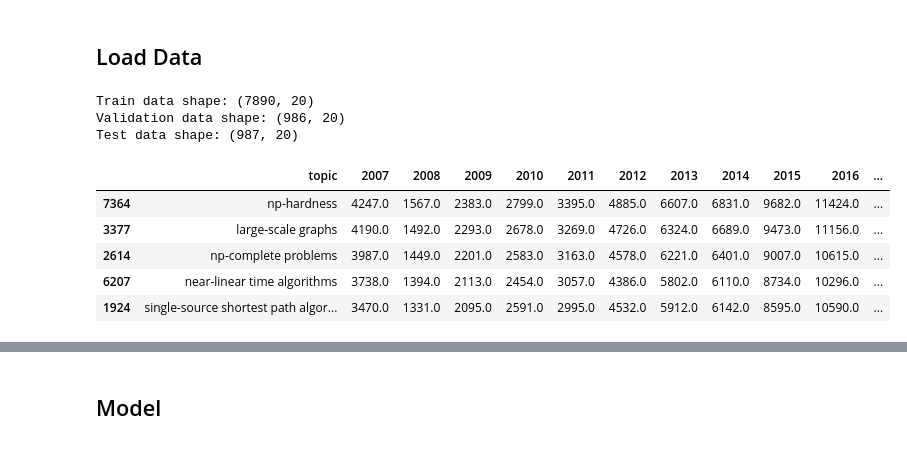
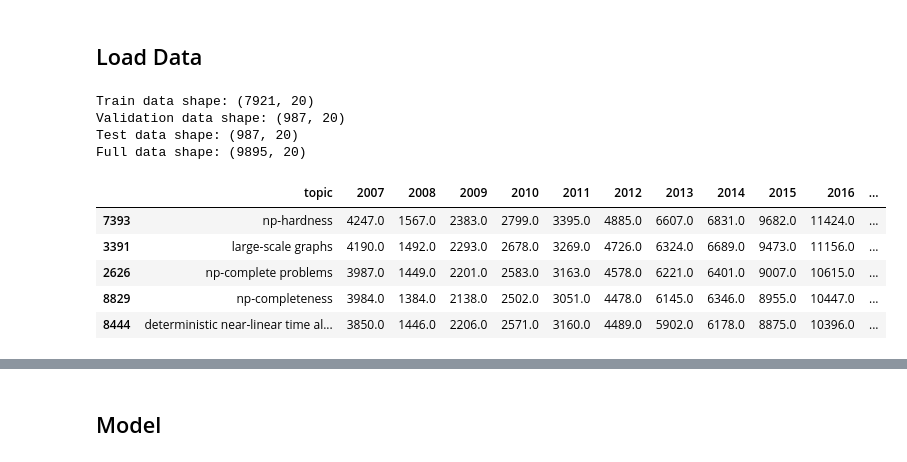
Before and after one commit to Youmiao015/CS6675_Spring2025, a Jupyter notebook: notebooks/erik.ipynb, the cells around one changed output, grey strips where cells are left out. Saved outputs shown, nothing was run; the diff lists cells and outputs as text; code cells hidden in the pictures.

Commit message:
Update training script

```diff
--- a/notebooks/erik.ipynb
+++ b/notebooks/erik.ipynb
@@ -58,24 +58,29 @@ test_data.to_csv('../data/test_data.csv', index=False)
 # %% [markdown]
 ## Load Data
 # %%
-train_data = pd.read_csv('../data/train_data.csv')
-val_data = pd.read_csv('../data/val_data.csv')
-test_data = pd.read_csv('../data/test_data.csv')
+train_data = pd.read_csv('../data/train_data_new.csv')
+val_data = pd.read_csv('../data/val_data_new.csv')
+test_data = pd.read_csv('../data/test_data_new.csv')
+
+# Combine all three datasets into a full_data dataframe
+full_data = pd.concat([train_data, val_data, test_data], ignore_index=True)
 
 print("Train data shape:", train_data.shape)
 print("Validation data shape:", val_data.shape)
 print("Test data shape:", test_data.shape)
+print("Full data shape:", full_data.shape)
 # %% [output]
-Train data shape: (7890, 20)
-Validation data shape: (986, 20)
+Train data shape: (7921, 20)
+Validation data shape: (987, 20)
 Test data shape: (987, 20)
+Full data shape: (9895, 20)
 # %%
-sorted_data = train_data.sort_values(by='2015', ascending=False)
+sorted_data = full_data.sort_values(by='2015', ascending=False)
 sorted_data.head(5)
 # %% [output]
 |  | topic | 2007 | 2008 | 2009 | 2010 | 2011 | 2012 | 2013 | 2014 | 2015 | 2016 | ... |
-| 7364 | np-hardness | 4247.0 | 1567.0 | 2383.0 | 2799.0 | 3395.0 | 4885.0 | 6607.0 | 6831.0 | 9682.0 | 11424.0 | ... |
-| 3377 | large-scale graphs | 4190.0 | 1492.0 | 2293.0 | 2678.0 | 3269.0 | 4726.0 | 6324.0 | 6689.0 | 9473.0 | 11156.0 | ... |
-| 2614 | np-complete problems | 3987.0 | 1449.0 | 2201.0 | 2583.0 | 3163.0 | 4578.0 | 6221.0 | 6401.0 | 9007.0 | 10615.0 | ... |
-| 6207 | near-linear time algorithms | 3738.0 | 1394.0 | 2113.0 | 2454.0 | 3057.0 | 4386.0 | 5802.0 | 6110.0 | 8734.0 | 10296.0 | ... |
-| 1924 | single-source shortest path algor... | 3470.0 | 1331.0 | 2095.0 | 2591.0 | 2995.0 | 4532.0 | 5912.0 | 6142.0 | 8595.0 | 10590.0 | ... |
+| 7393 | np-hardness | 4247.0 | 1567.0 | 2383.0 | 2799.0 | 3395.0 | 4885.0 | 6607.0 | 6831.0 | 9682.0 | 11424.0 | ... |
+| 3391 | large-scale graphs | 4190.0 | 1492.0 | 2293.0 | 2678.0 | 3269.0 | 4726.0 | 6324.0 | 6689.0 | 9473.0 | 11156.0 | ... |
+| 2626 | np-complete problems | 3987.0 | 1449.0 | 2201.0 | 2583.0 | 3163.0 | 4578.0 | 6221.0 | 6401.0 | 9007.0 | 10615.0 | ... |
+| 8829 | np-completeness | 3984.0 | 1384.0 | 2138.0 | 2502.0 | 3051.0 | 4478.0 | 6145.0 | 6346.0 | 8955.0 | 10447.0 | ... |
+| 8444 | deterministic near-linear time al... | 3850.0 | 1446.0 | 2206.0 | 2571.0 | 3160.0 | 4489.0 | 5902.0 | 6178.0 | 8875.0 | 10396.0 | ... |
```
Also changed, not shown: parts of 6 cells of this notebook, 1 other file.
